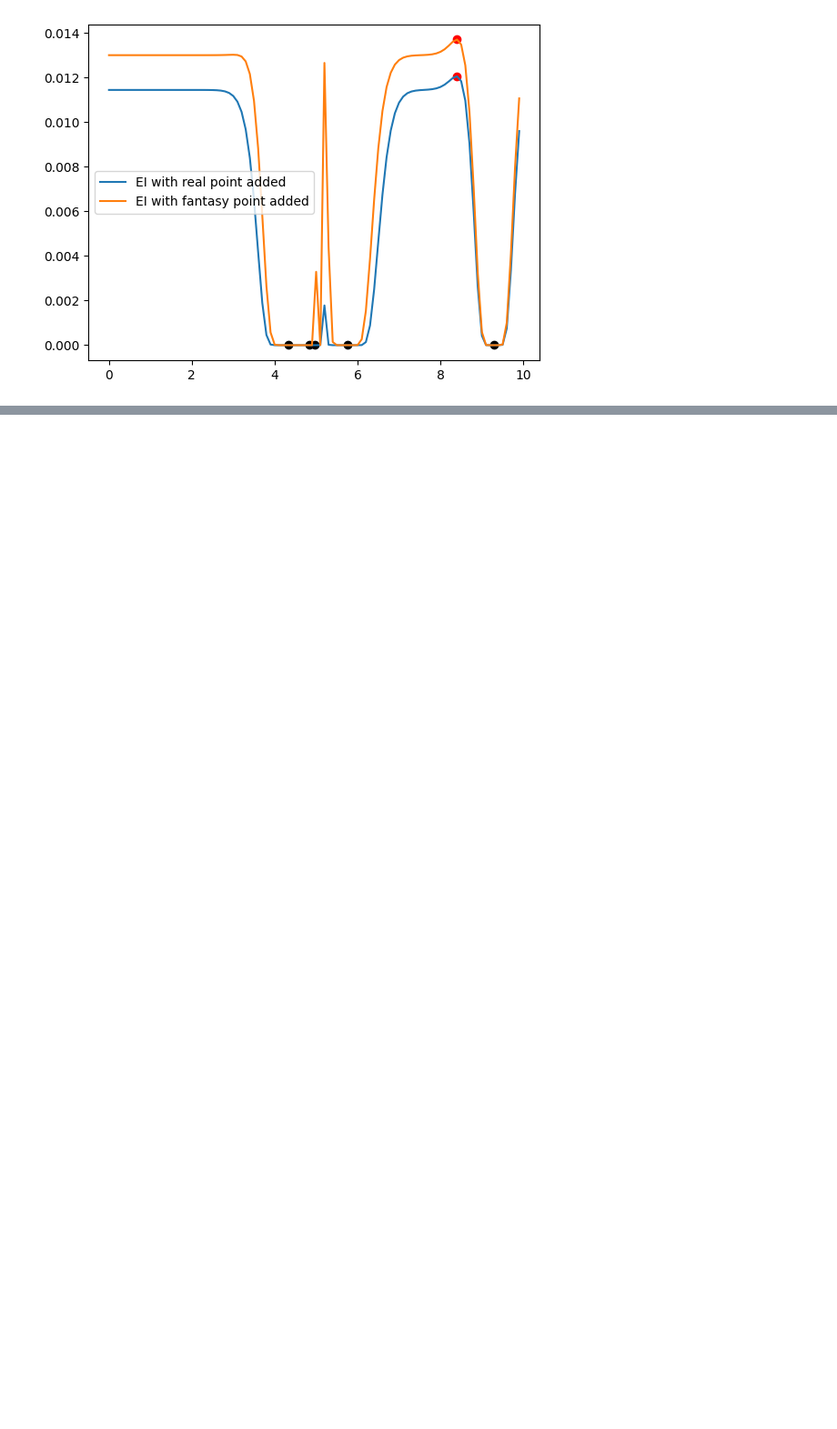
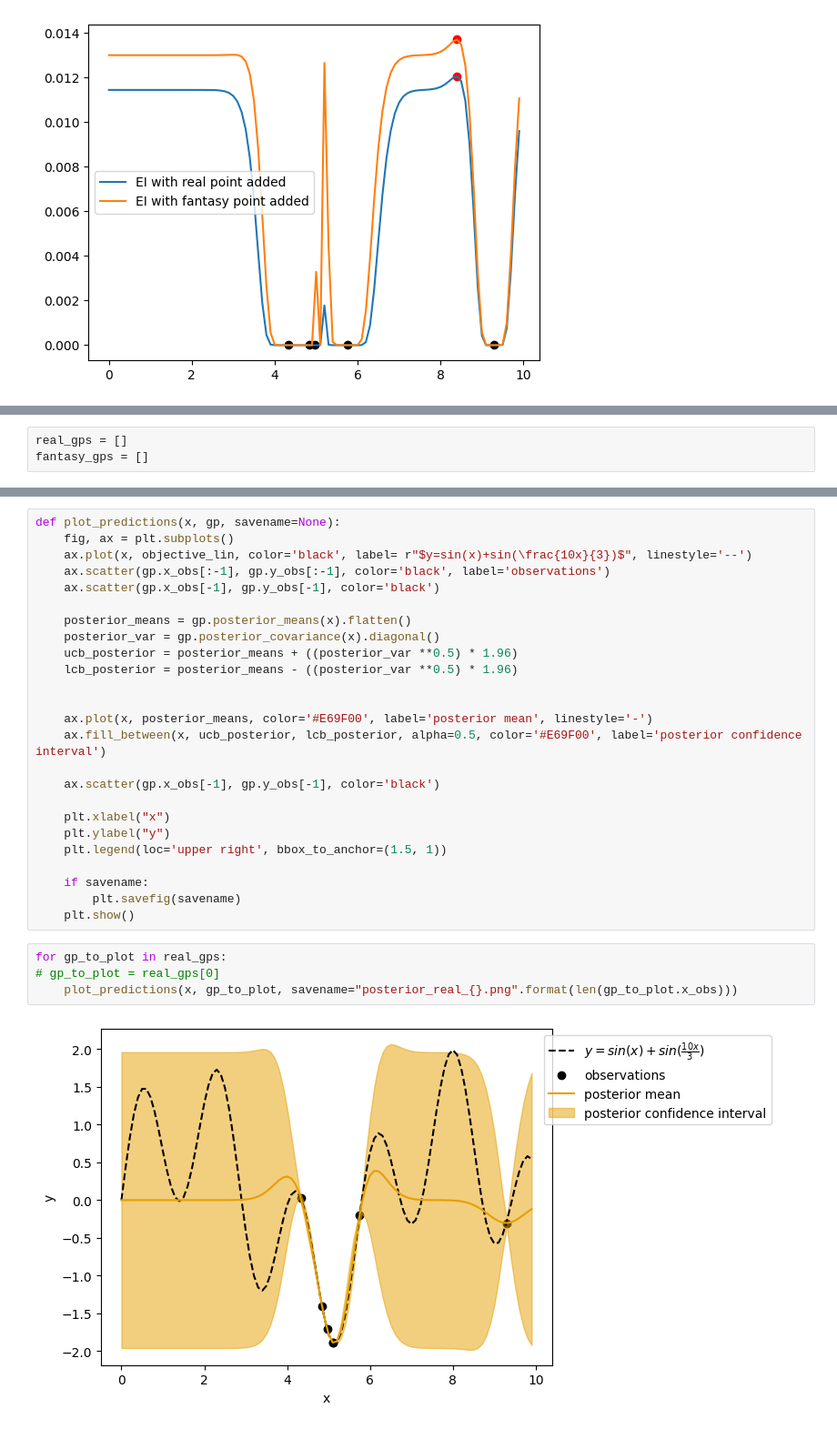
Before and after one commit to spannerk/parallel-bayesopt-experiments, a Jupyter notebook: notebooks/fantasy_points.ipynb, the cells around one changed output, grey strips where cells are left out. Shown at 91% size. Saved outputs shown, nothing was run; the diff lists cells and outputs as text; blank space fills up the shorter version.

```diff
--- a/notebooks/fantasy_points.ipynb
+++ b/notebooks/fantasy_points.ipynb
@@ -242,0 +274,3 @@ plt.show()
+# %%
+real_gps = []
+fantasy_gps = []
@@ -242,0 +295,31 @@ plt.show()
+# %%
+def plot_predictions(x, gp, savename=None):
+    fig, ax = plt.subplots()
+    ax.plot(x, objective_lin, color='black', label= r"$y=sin(x)+sin(\frac{10x}{3})$", linestyle='--')
+    ax.scatter(gp.x_obs[:-1], gp.y_obs[:-1], color='black', label='observations')
+    ax.scatter(gp.x_obs[-1], gp.y_obs[-1], color='black')
+
+    posterior_means = gp.posterior_means(x).flatten()
+    posterior_var = gp.posterior_covariance(x).diagonal()
+    ucb_posterior = posterior_means + ((posterior_var **0.5) * 1.96)
+    lcb_posterior = posterior_means - ((posterior_var **0.5) * 1.96)
+
+
+    ax.plot(x, posterior_means, color='#E69F00', label='posterior mean', linestyle='-')
+    ax.fill_between(x, ucb_posterior, lcb_posterior, alpha=0.5, color='#E69F00', label='posterior confidence interval')
+
+    ax.scatter(gp.x_obs[-1], gp.y_obs[-1], color='black')
+
+    plt.xlabel("x")
+    plt.ylabel("y")
+    plt.legend(loc='upper right', bbox_to_anchor=(1.5, 1))
+
+    if savename:
+        plt.savefig(savename)
+    plt.show()
+# %%
+for gp_to_plot in real_gps:
+# gp_to_plot = real_gps[0]
+    plot_predictions(x, gp_to_plot, savename="posterior_real_{}.png".format(len(gp_to_plot.x_obs)))
+# %% [output]
+[figure, added]
```
Also changed, not shown: parts of 12 cells of this notebook, 19 other files.
